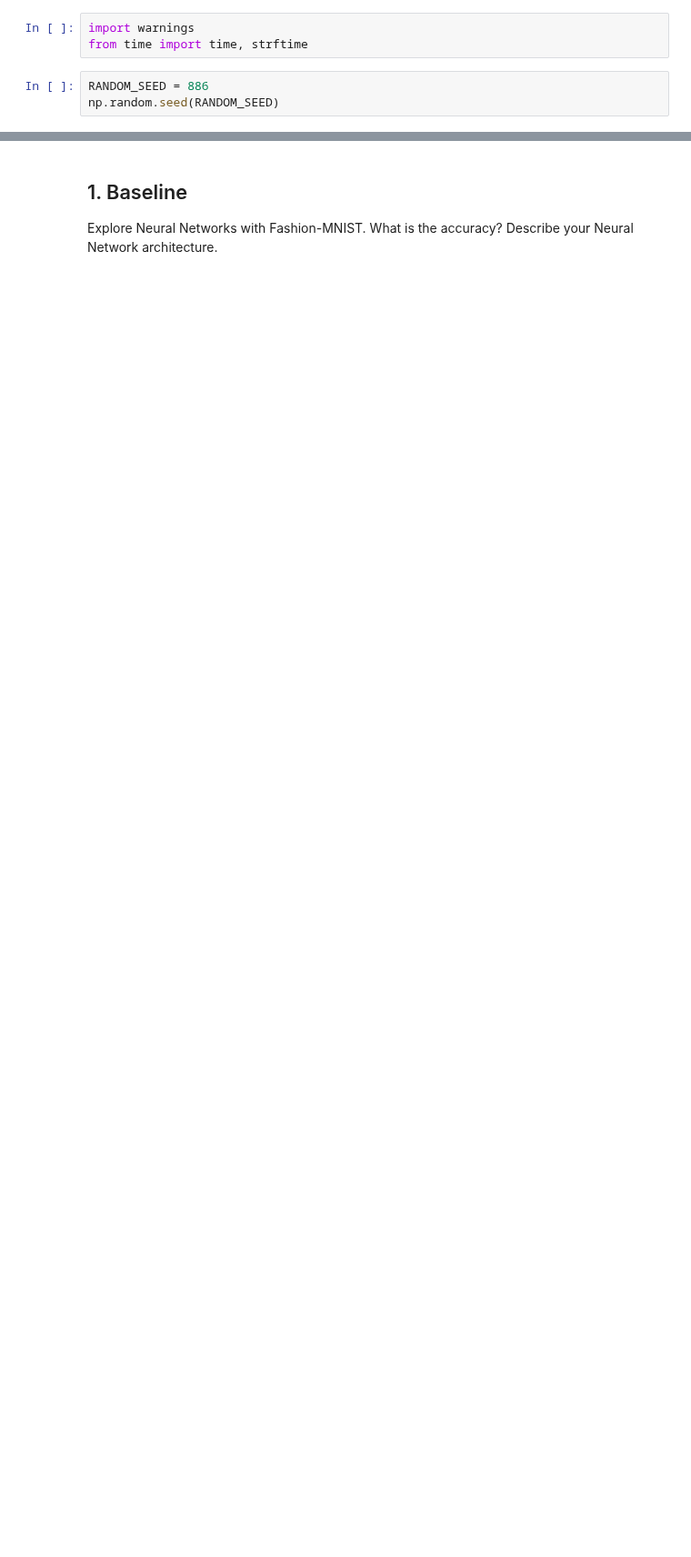
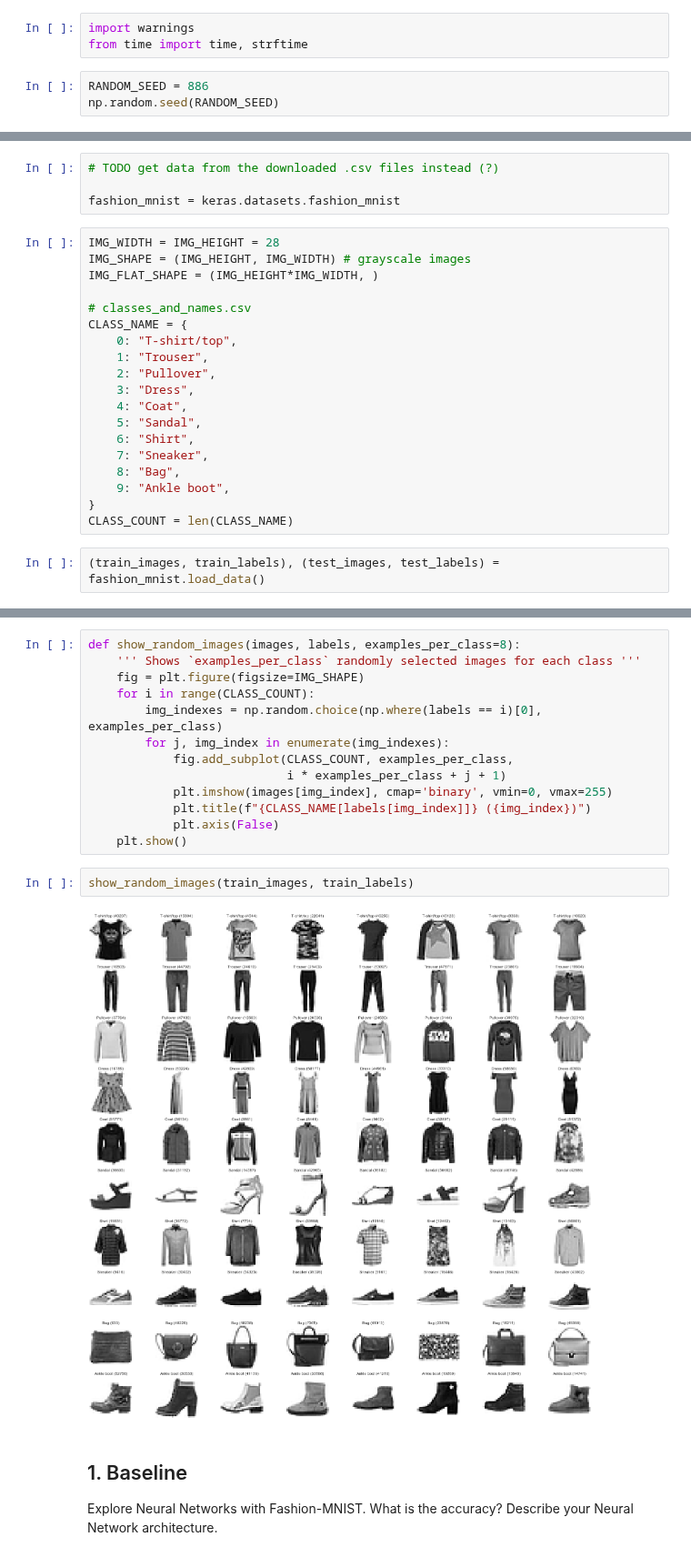
Before and after one commit to laurelkeys/machine-learning, a Jupyter notebook: assignment-3/preassignment/PreAssignment3.ipynb, the cells around one changed output, grey strips where cells are left out. Shown at 91% size. Saved outputs shown, nothing was run; the diff lists cells and outputs as text; blank space fills up the shorter version.

```diff
--- a/assignment-3/preassignment/PreAssignment3.ipynb
+++ b/assignment-3/preassignment/PreAssignment3.ipynb
@@ -21,0 +31,25 @@ strftime('%X')
+# %%
+# TODO get data from the downloaded .csv files instead (?)
+
+fashion_mnist = keras.datasets.fashion_mnist
+# %%
+IMG_WIDTH = IMG_HEIGHT = 28
+IMG_SHAPE = (IMG_HEIGHT, IMG_WIDTH) # grayscale images
+IMG_FLAT_SHAPE = (IMG_HEIGHT*IMG_WIDTH, )
+
+# classes_and_names.csv
+CLASS_NAME = {
+    0: "T-shirt/top",
+    1: "Trouser",
+    2: "Pullover",
+    3: "Dress",
+    4: "Coat",
+    5: "Sandal",
+    6: "Shirt",
+    7: "Sneaker",
+    8: "Bag",
+    9: "Ankle boot",
+}
+CLASS_COUNT = len(CLASS_NAME)
+# %%
+(train_images, train_labels), (test_images, test_labels) = fashion_mnist.load_data()
@@ -22,3 +83,20 @@ strftime('%X')
+# %%
+def show_random_images(images, labels, examples_per_class=8):
+    ''' Shows `examples_per_class` randomly selected images for each class '''
+    fig = plt.figure(figsize=IMG_SHAPE)
+    for i in range(CLASS_COUNT):
+        img_indexes = np.random.choice(np.where(labels == i)[0], examples_per_class)
+        for j, img_index in enumerate(img_indexes):
+            fig.add_subplot(CLASS_COUNT, examples_per_class,
+                            i * examples_per_class + j + 1)
+            plt.imshow(images[img_index], cmap='binary', vmin=0, vmax=255)
+            plt.title(f"{CLASS_NAME[labels[img_index]]} ({img_index})")
+            plt.axis(False)
+    plt.show()
+# %%
+show_random_images(train_images, train_labels)
+# %% [output]
+[figure, added]
 # %% [markdown]
 ## 1. Baseline
 Explore Neural Networks with Fashion-MNIST. What is the accuracy? Describe your Neural Network architecture.
```
Also changed, not shown: parts of 20 cells of this notebook.
